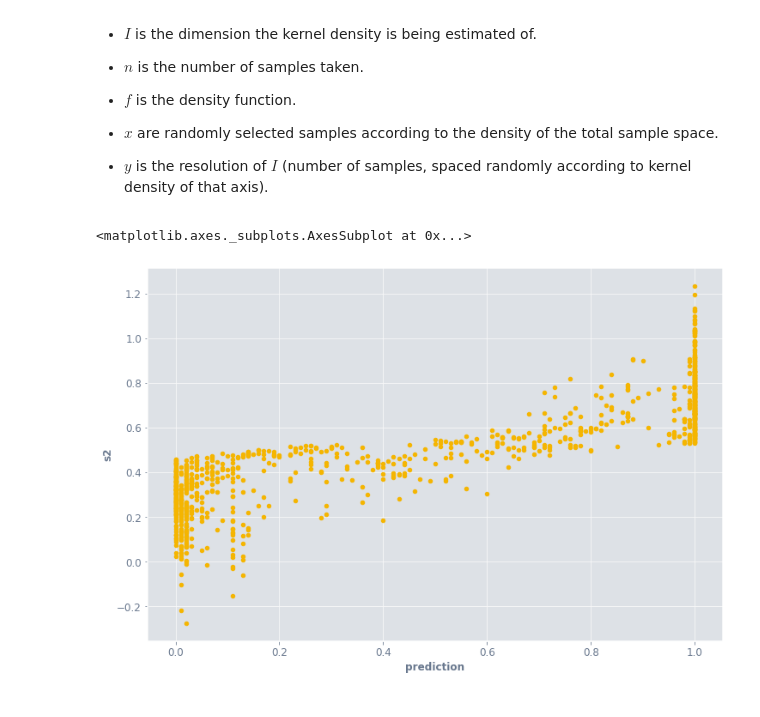
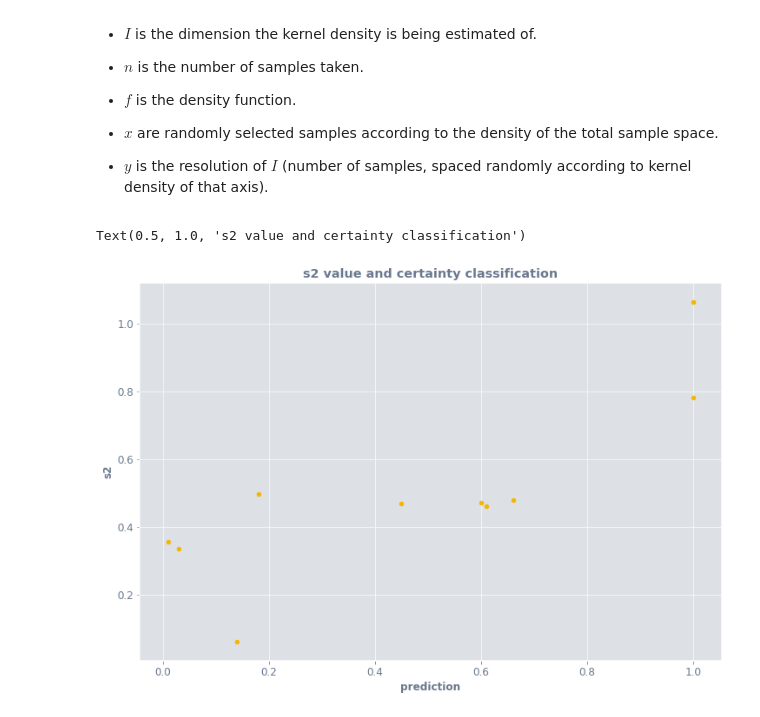
Before and after one commit to Ekrekr/ldr, a Jupyter notebook: introduction.ipynb, the cells around one changed output. Cells and saved outputs as stored; diff of their text form; code cells hidden in the pictures.

Commit message:
Working vegas monte carlo integration estimation

```diff
--- a/introduction.ipynb
+++ b/introduction.ipynb
@@ -263,9 +263,10 @@ def vegas_mc_integrate(df, column, f, n=100, v=True):
     D["prediction"] = prediction
     return D
 # %%
-D = vegas_mc_integrate(scaled, "s2", clf.predict_proba, n=1000)
+D = vegas_mc_integrate(scaled, "s2", clf.predict_proba, n=10)
 # %%
 D.plot.scatter(x="prediction", y="s2")
+plt.title("s2 value and certainty classification")
 # %% [output]
-<matplotlib.axes._subplots.AxesSubplot at 0x...>
+Text(0.5, 1.0, 's2 value and certainty classification')
-[figure, old version]
+[figure, new version]
```
Also changed, not shown: parts of 10 cells of this notebook.
